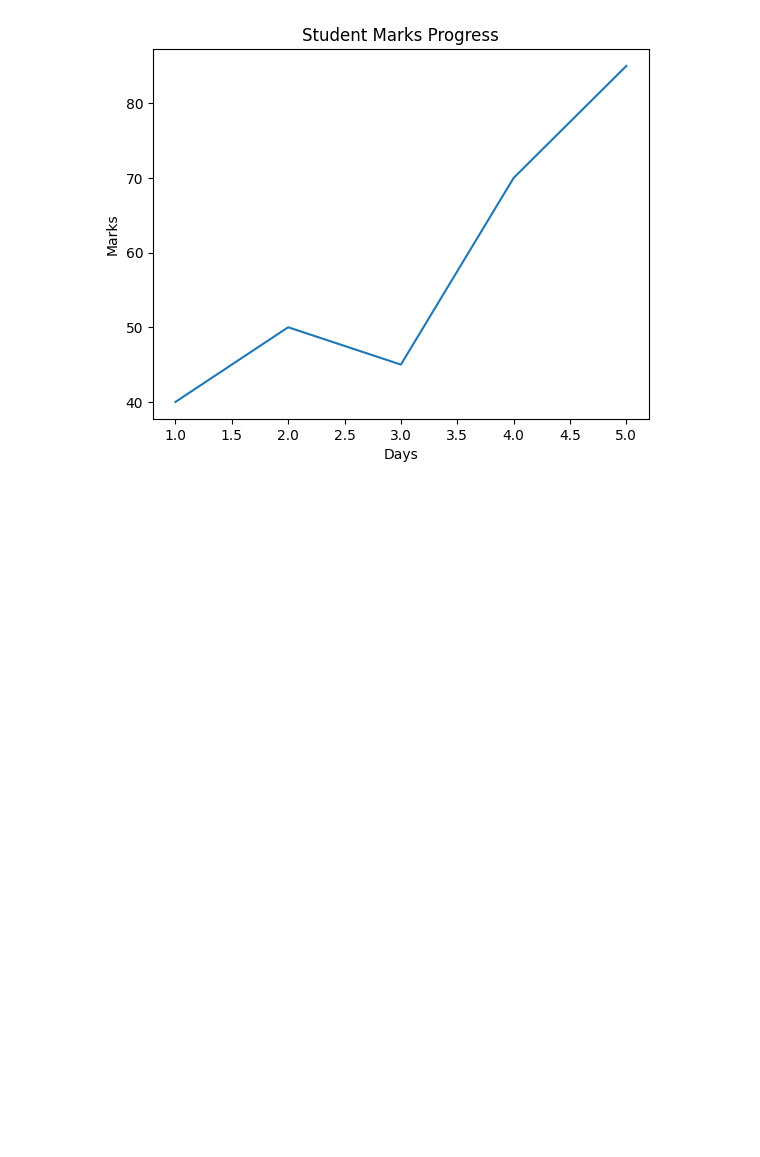
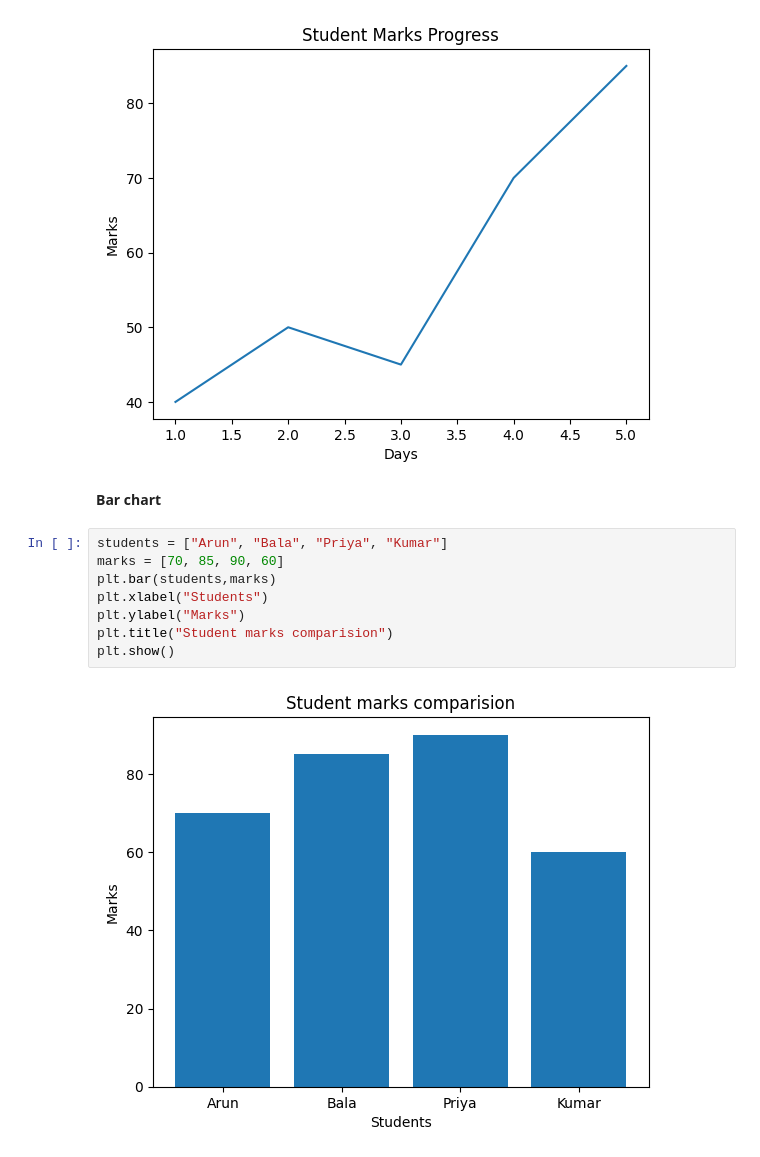
Before and after one commit to senthil-krishna/Python-Data-Science-Practice, a Jupyter notebook: Matplotlib.ipynb, the cells around one changed output. Cells and saved outputs as stored; diff of their text form; blank space fills up the shorter version.

```diff
--- a/Matplotlib.ipynb
+++ b/Matplotlib.ipynb
@@ -9,3 +9,15 @@ plt.title("Student Marks Progress")
 plt.show()
 # %% [output]
 [figure]
+# %% [markdown]
+**Bar chart**
+# %%
+students = ["Arun", "Bala", "Priya", "Kumar"]
+marks = [70, 85, 90, 60]
+plt.bar(students,marks)
+plt.xlabel("Students")
+plt.ylabel("Marks")
+plt.title("Student marks comparision")
+plt.show()
+# %% [output]
+[figure, added]
```
Also changed, not shown: parts of 5 cells of this notebook.
